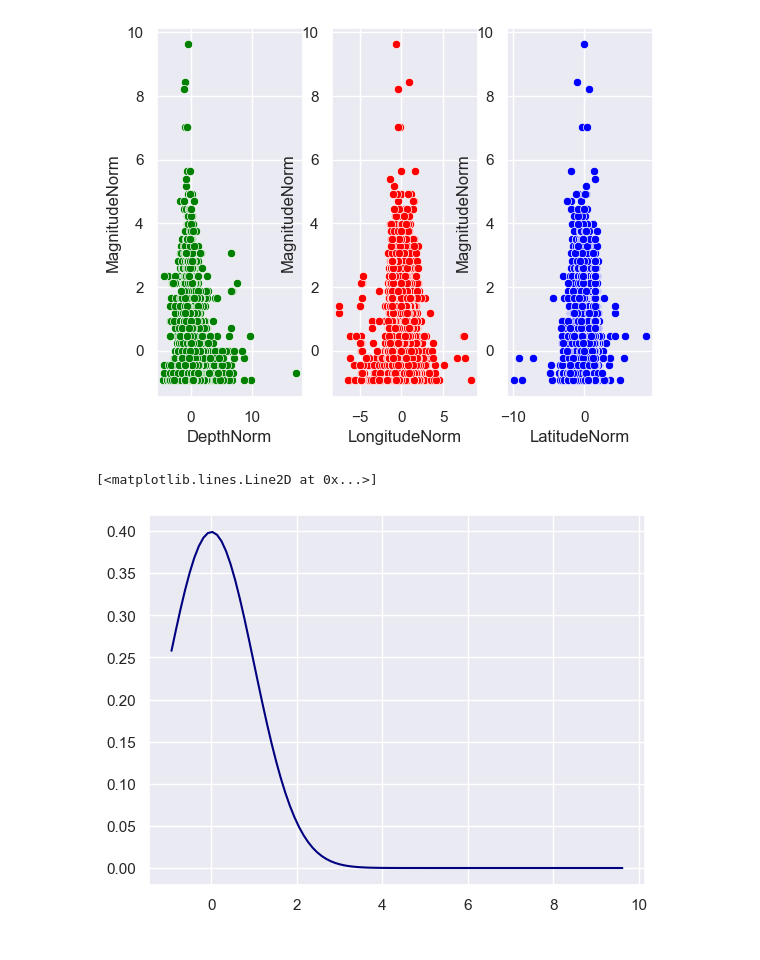
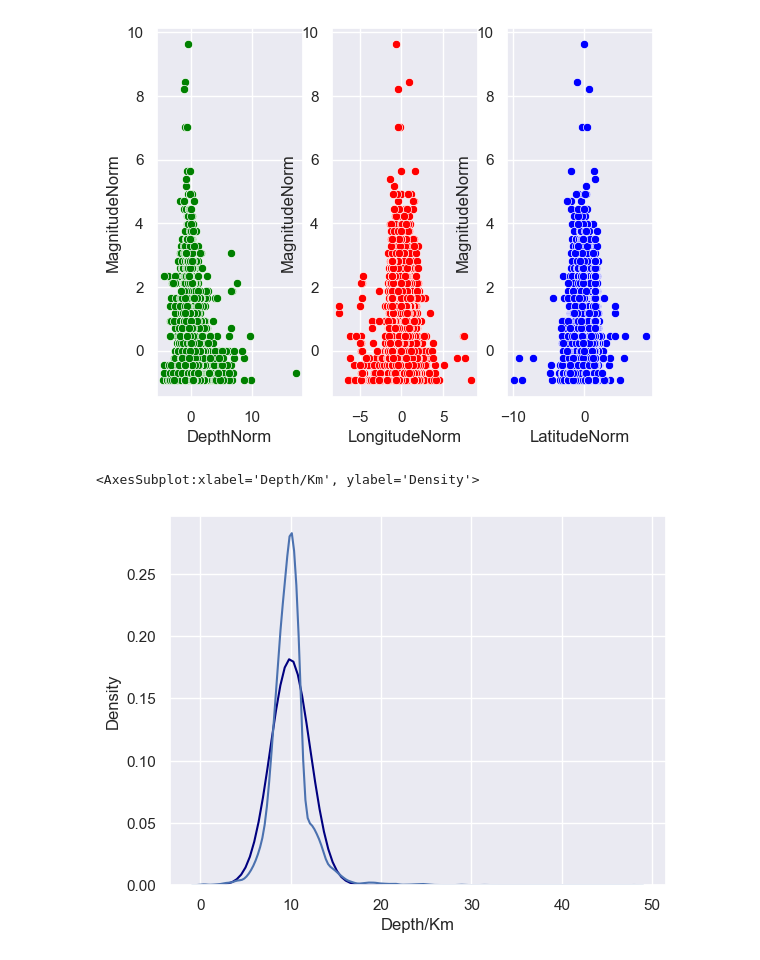
Before and after one commit to MrBloom911/SismicOperations, a Jupyter notebook: ProyectoComp.ipynb, the cells around one changed output. Saved outputs shown, nothing was run; the diff lists cells and outputs as text; code cells hidden in the pictures.

```diff
--- a/ProyectoComp.ipynb
+++ b/ProyectoComp.ipynb
@@ -139,13 +134,14 @@ sns.scatterplot(data=df,x='LatitudeNorm',y='MagnitudeNorm',ax=axes[2],color='blu
 # %%
 def AproxGra(dfa,col,dists):
     dist=dists
     paradist= dist.fit(data=dfa[col])
     xd=np.linspace(dfa[col].min(),dfa[col].max(),100)
     yd=dist.pdf(xd,*paradist)
     return xd, yd, paradist
 
-x1,y1,p1 = AproxGra(df,'MagnitudeNorm',stats.norm)
+x1,y1,p1 = AproxGra(df,'Depth/Km',stats.norm)
 plt.plot(x1,y1,label='energias 6-12',color='navy')
+sns.kdeplot(data=df, x='Depth/Km', label='original data')
 # %% [output]
-[<matplotlib.lines.Line2D at 0x...>]
+<AxesSubplot:xlabel='Depth/Km', ylabel='Density'>
-[figure, old version]
+[figure, new version]
```
Also changed, not shown: parts of 12 cells of this notebook.
